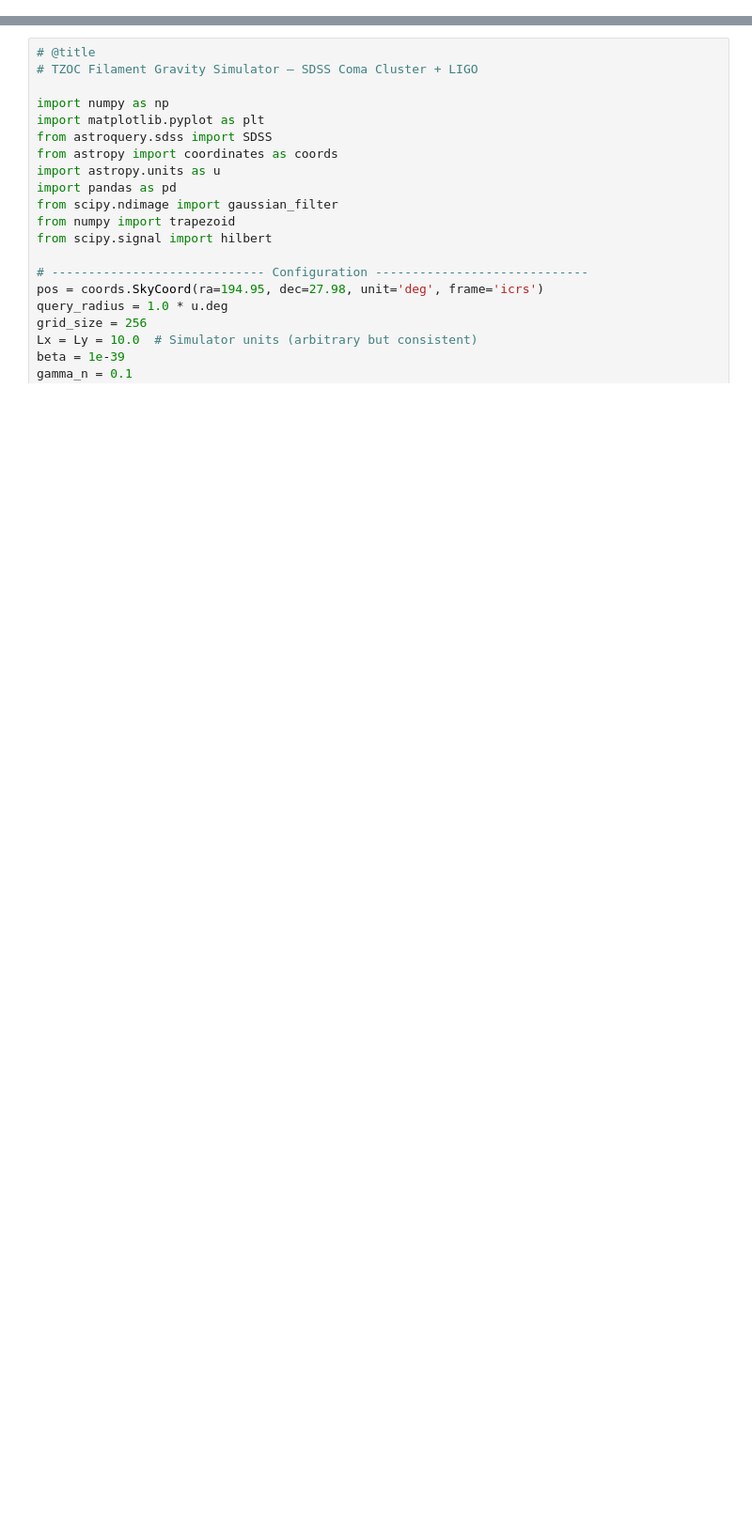
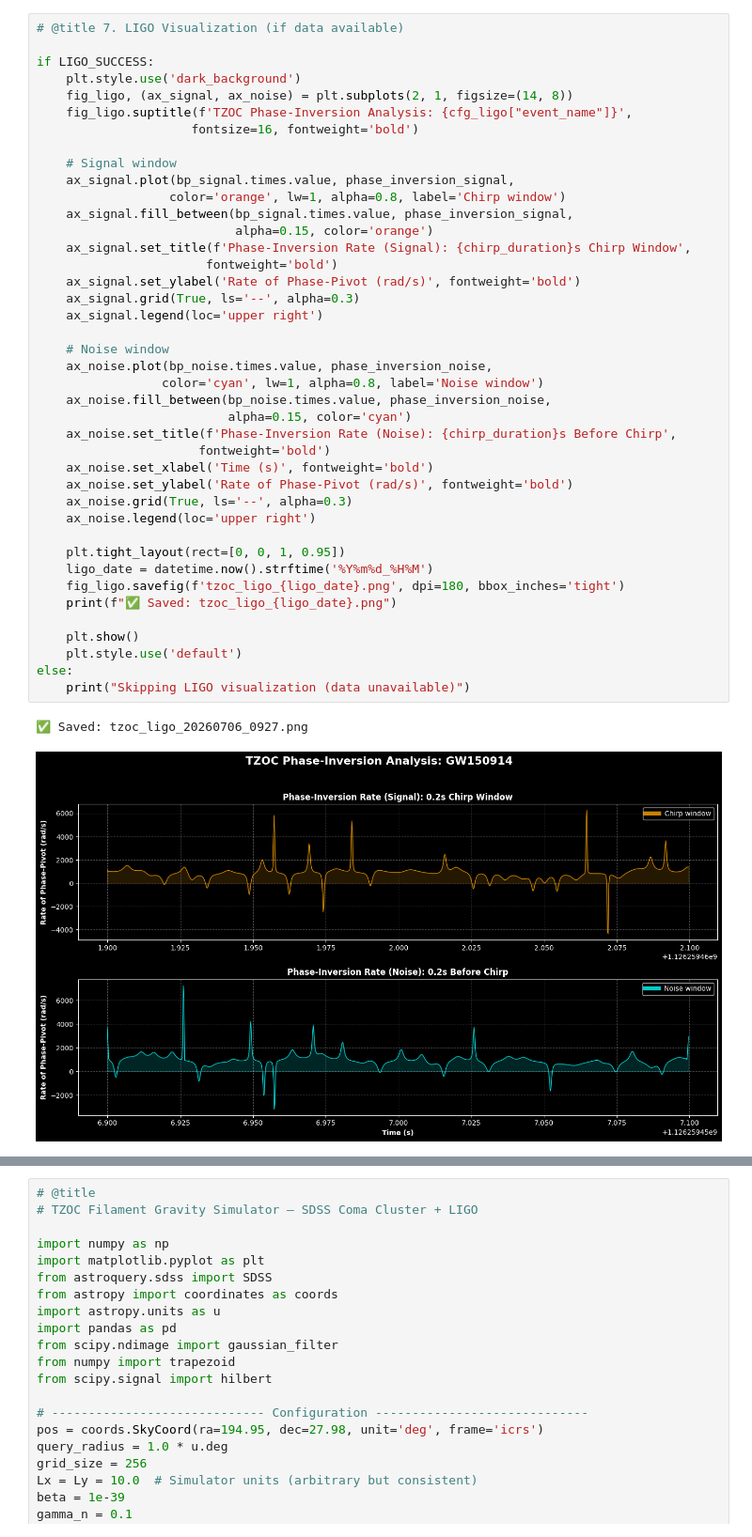
Before and after one commit to Titantus/The-T0C-Predictive-Routing-Engine, a Jupyter notebook: Lattice_Analysis_Suite.ipynb, the cells around one changed output, grey strips where cells are left out. Shown at 94% size. Cells and saved outputs as stored; diff of their text form; blank space fills up the shorter version.

```diff
--- a/Lattice_Analysis_Suite.ipynb
+++ b/Lattice_Analysis_Suite.ipynb
@@ -329,0 +779,44 @@ This predicts faster phase-locking for systems with higher $\nabla \phi$ due to
+# %%
+# @title 7. LIGO Visualization (if data available)
+
+if LIGO_SUCCESS:
+    plt.style.use('dark_background')
+    fig_ligo, (ax_signal, ax_noise) = plt.subplots(2, 1, figsize=(14, 8))
+    fig_ligo.suptitle(f'TZOC Phase-Inversion Analysis: {cfg_ligo["event_name"]}',
+                     fontsize=16, fontweight='bold')
+
+    # Signal window
+    ax_signal.plot(bp_signal.times.value, phase_inversion_signal,
+                  color='orange', lw=1, alpha=0.8, label='Chirp window')
+    ax_signal.fill_between(bp_signal.times.value, phase_inversion_signal,
+                           alpha=0.15, color='orange')
+    ax_signal.set_title(f'Phase-Inversion Rate (Signal): {chirp_duration}s Chirp Window',
+                       fontweight='bold')
+    ax_signal.set_ylabel('Rate of Phase-Pivot (rad/s)', fontweight='bold')
+    ax_signal.grid(True, ls='--', alpha=0.3)
+    ax_signal.legend(loc='upper right')
+
+    # Noise window
+    ax_noise.plot(bp_noise.times.value, phase_inversion_noise,
+                 color='cyan', lw=1, alpha=0.8, label='Noise window')
+    ax_noise.fill_between(bp_noise.times.value, phase_inversion_noise,
+                          alpha=0.15, color='cyan')
+    ax_noise.set_title(f'Phase-Inversion Rate (Noise): {chirp_duration}s Before Chirp',
+                      fontweight='bold')
+    ax_noise.set_xlabel('Time (s)', fontweight='bold')
+    ax_noise.set_ylabel('Rate of Phase-Pivot (rad/s)', fontweight='bold')
+    ax_noise.grid(True, ls='--', alpha=0.3)
+    ax_noise.legend(loc='upper right')
+
+    plt.tight_layout(rect=[0, 0, 1, 0.95])
+    ligo_date = datetime.now().strftime('%Y%m%d_%H%M')
+    fig_ligo.savefig(f'tzoc_ligo_{ligo_date}.png', dpi=180, bbox_inches='tight')
+    print(f"✅ Saved: tzoc_ligo_{ligo_date}.png")
+
+    plt.show()
+    plt.style.use('default')
+else:
+    print("Skipping LIGO visualization (data unavailable)")
+# %% [output]
+✅ Saved: tzoc_ligo_20260706_0927.png
+[figure, added]
```
Also changed, not shown: parts of 11 cells of this notebook.
